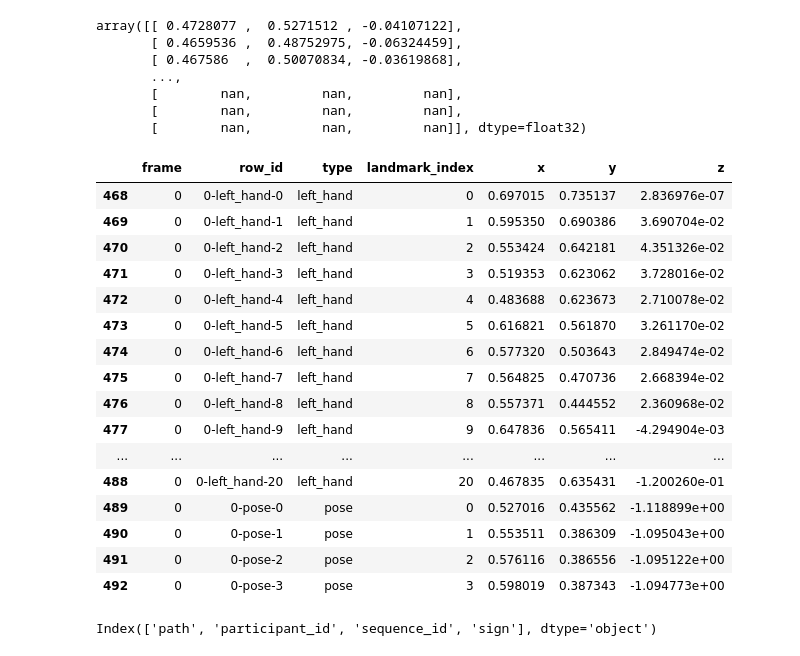
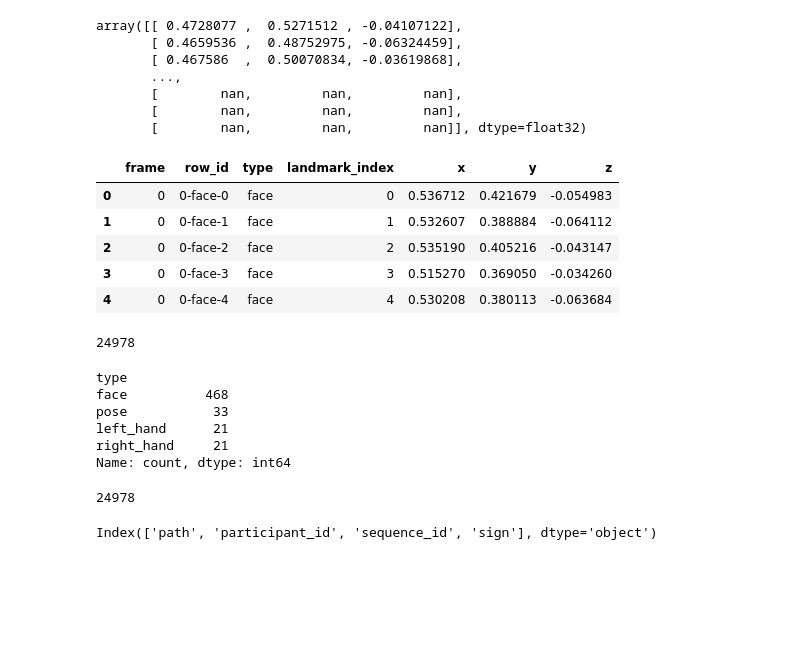
Before and after one commit to Anybalsmith/Team-ETE---Google---Isolated-Sign-Language-Recognition, a Jupyter notebook: enzo_notebook.ipynb, the cells around one changed output. Saved outputs shown, nothing was run; the diff lists cells and outputs as text; code cells hidden in the pictures; blank space fills up the shorter version.

Commit message:
Analysis on types ditribution
I analyzed ditribution of each type for each user, by counting number of points in each sequence

```diff
--- a/enzo_notebook.ipynb
+++ b/enzo_notebook.ipynb
@@ -79,27 +79,32 @@ array([[ 0.4728077 ,  0.5271512 , -0.04107122],
 # %%
 parquet_path = os.path.join(test_path, test_filenames[0])
 cols = ['frame', 'row_id', 'type', 'landmark_index', 'x', 'y', 'z']
 parquet_df = pd.read_parquet(parquet_path, columns=cols)
-n=468
-parquet_df.iloc[n:n+25]
+parquet_df.head()
 # %% [output]
 |  | frame | row_id | type | landmark_index | x | y | z |
-| 468 | 0 | 0-left_hand-0 | left_hand | 0 | 0.697015 | 0.735137 | 2.836976e-07 |
-| 469 | 0 | 0-left_hand-1 | left_hand | 1 | 0.595350 | 0.690386 | 3.690704e-02 |
-| 470 | 0 | 0-left_hand-2 | left_hand | 2 | 0.553424 | 0.642181 | 4.351326e-02 |
-| 471 | 0 | 0-left_hand-3 | left_hand | 3 | 0.519353 | 0.623062 | 3.728016e-02 |
-| 472 | 0 | 0-left_hand-4 | left_hand | 4 | 0.483688 | 0.623673 | 2.710078e-02 |
-| 473 | 0 | 0-left_hand-5 | left_hand | 5 | 0.616821 | 0.561870 | 3.261170e-02 |
-| 474 | 0 | 0-left_hand-6 | left_hand | 6 | 0.577320 | 0.503643 | 2.849474e-02 |
-| 475 | 0 | 0-left_hand-7 | left_hand | 7 | 0.564825 | 0.470736 | 2.668394e-02 |
-| 476 | 0 | 0-left_hand-8 | left_hand | 8 | 0.557371 | 0.444552 | 2.360968e-02 |
-| 477 | 0 | 0-left_hand-9 | left_hand | 9 | 0.647836 | 0.565411 | -4.294904e-03 |
-| ... | ... | ... | ... | ... | ... | ... | ... |
-| 488 | 0 | 0-left_hand-20 | left_hand | 20 | 0.467835 | 0.635431 | -1.200260e-01 |
-| 489 | 0 | 0-pose-0 | pose | 0 | 0.527016 | 0.435562 | -1.118899e+00 |
-| 490 | 0 | 0-pose-1 | pose | 1 | 0.553511 | 0.386309 | -1.095043e+00 |
-| 491 | 0 | 0-pose-2 | pose | 2 | 0.576116 | 0.386556 | -1.095122e+00 |
-| 492 | 0 | 0-pose-3 | pose | 3 | 0.598019 | 0.387343 | -1.094773e+00 |
+| 0 | 0 | 0-face-0 | face | 0 | 0.536712 | 0.421679 | -0.054983 |
+| 1 | 0 | 0-face-1 | face | 1 | 0.532607 | 0.388884 | -0.064112 |
+| 2 | 0 | 0-face-2 | face | 2 | 0.535190 | 0.405216 | -0.043147 |
+| 3 | 0 | 0-face-3 | face | 3 | 0.515270 | 0.369050 | -0.034260 |
+| 4 | 0 | 0-face-4 | face | 4 | 0.530208 | 0.380113 | -0.063684 |
+# %%
+len(parquet_df)
+# %% [output]
+24978
+# %%
+parquet_df[parquet_df.frame ==5].type.value_counts()
+# %% [output]
+type
+face          468
+pose           33
+left_hand      21
+right_hand     21
+Name: count, dtype: int64
+# %%
+parquet_df.frame.value_counts().sum()
+# %% [output]
+24978
 # %%
 train_path = '/kaggle/input/asl-signs/train.csv'
 train = pd.read_csv(train_path)
```
Also changed, not shown: parts of 18 cells of this notebook.
